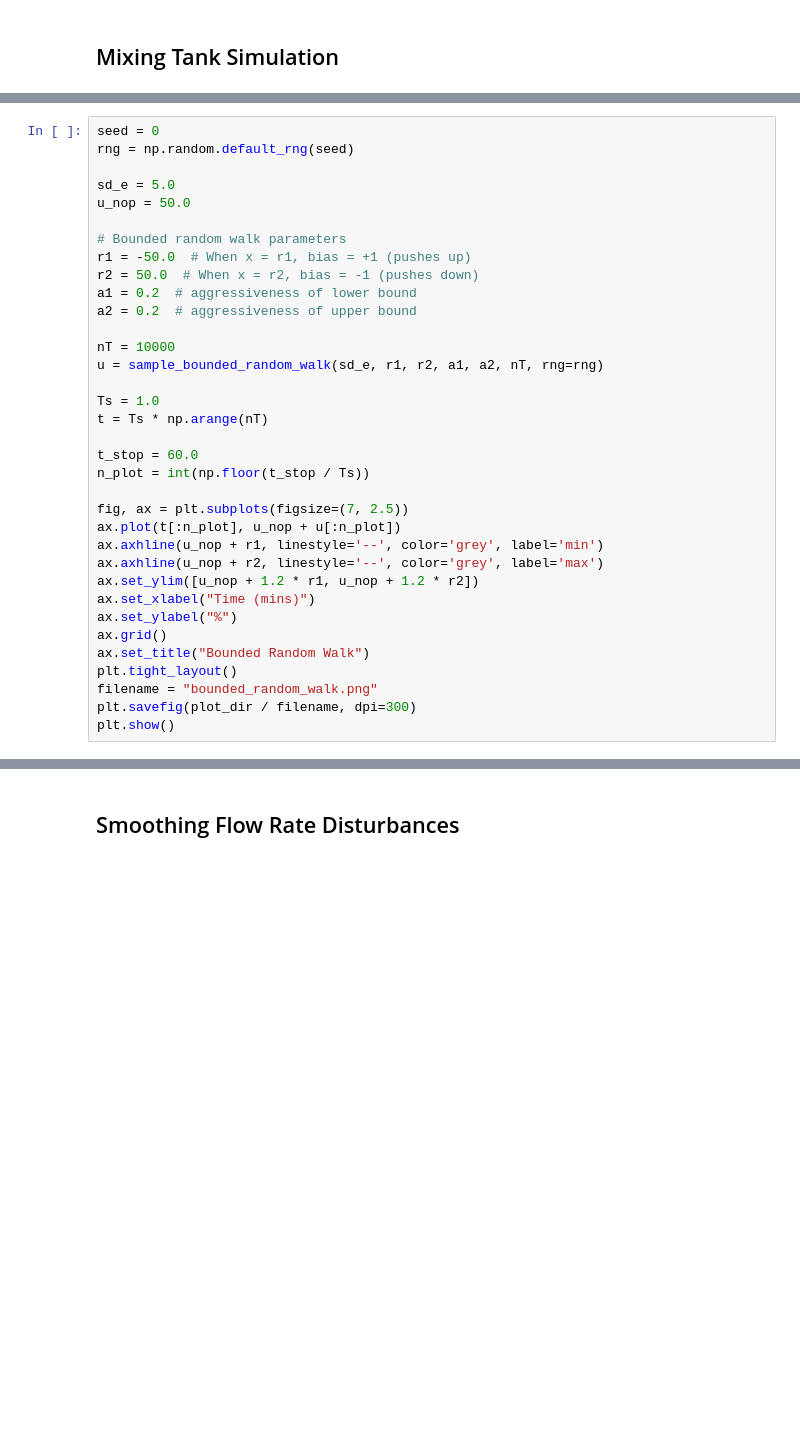
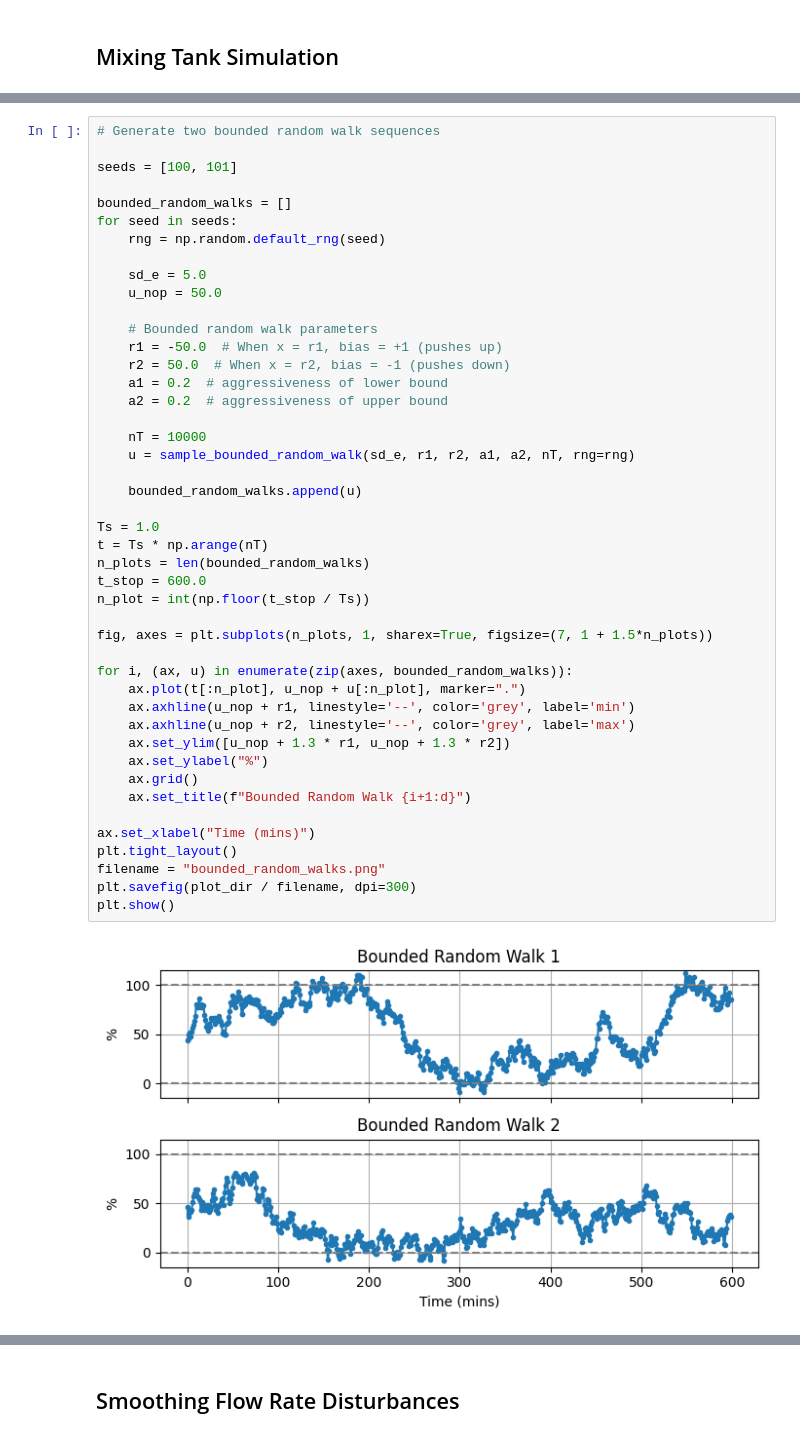
Before and after one commit to billtubbs/feed-conc-ctrl, a Jupyter notebook: buffer-tanks.ipynb, the cells around one changed output, grey strips where cells are left out. Saved outputs shown, nothing was run; the diff lists cells and outputs as text; blank space fills up the shorter version.

```diff
--- a/buffer-tanks.ipynb
+++ b/buffer-tanks.ipynb
@@ -269,38 +286,50 @@ print(G)
 # %%
-seed = 0
-rng = np.random.default_rng(seed)
+# Generate two bounded random walk sequences
 
-sd_e = 5.0
-u_nop = 50.0
+seeds = [100, 101]
 
-# Bounded random walk parameters
-r1 = -50.0  # When x = r1, bias = +1 (pushes up)
-r2 = 50.0  # When x = r2, bias = -1 (pushes down)
-a1 = 0.2  # aggressiveness of lower bound
-a2 = 0.2  # aggressiveness of upper bound
+bounded_random_walks = []
+for seed in seeds:
+    rng = np.random.default_rng(seed)
 
-nT = 10000
-u = sample_bounded_random_walk(sd_e, r1, r2, a1, a2, nT, rng=rng)
+    sd_e = 5.0
+    u_nop = 50.0
+
+    # Bounded random walk parameters
+    r1 = -50.0  # When x = r1, bias = +1 (pushes up)
+    r2 = 50.0  # When x = r2, bias = -1 (pushes down)
+    a1 = 0.2  # aggressiveness of lower bound
+    a2 = 0.2  # aggressiveness of upper bound
+
+    nT = 10000
+    u = sample_bounded_random_walk(sd_e, r1, r2, a1, a2, nT, rng=rng)
+
+    bounded_random_walks.append(u)
 
 Ts = 1.0
 t = Ts * np.arange(nT)
-
-t_stop = 60.0
+n_plots = len(bounded_random_walks)
+t_stop = 600.0
 n_plot = int(np.floor(t_stop / Ts))
 
-fig, ax = plt.subplots(figsize=(7, 2.5))
-ax.plot(t[:n_plot], u_nop + u[:n_plot])
-ax.axhline(u_nop + r1, linestyle='--', color='grey', label='min')
-ax.axhline(u_nop + r2, linestyle='--', color='grey', label='max')
-ax.set_ylim([u_nop + 1.2 * r1, u_nop + 1.2 * r2])
+fig, axes = plt.subplots(n_plots, 1, sharex=True, figsize=(7, 1 + 1.5*n_plots))
+
+for i, (ax, u) in enumerate(zip(axes, bounded_random_walks)):
+    ax.plot(t[:n_plot], u_nop + u[:n_plot], marker=".")
+    ax.axhline(u_nop + r1, linestyle='--', color='grey', label='min')
+    ax.axhline(u_nop + r2, linestyle='--', color='grey', label='max')
+    ax.set_ylim([u_nop + 1.3 * r1, u_nop + 1.3 * r2])
+    ax.set_ylabel("%")
+    ax.grid()
+    ax.set_title(f"Bounded Random Walk {i+1:d}")
+
 ax.set_xlabel("Time (mins)")
-ax.set_ylabel("%")
-ax.grid()
-ax.set_title("Bounded Random Walk")
 plt.tight_layout()
-filename = "bounded_random_walk.png"
+filename = "bounded_random_walks.png"
 plt.savefig(plot_dir / filename, dpi=300)
 plt.show()
+# %% [output]
+[figure, added]
 # %%
 t_out, yout = con.forced_response(G, T=t, U=u, X0=0)
 
```
Also changed, not shown: parts of 16 cells of this notebook.
